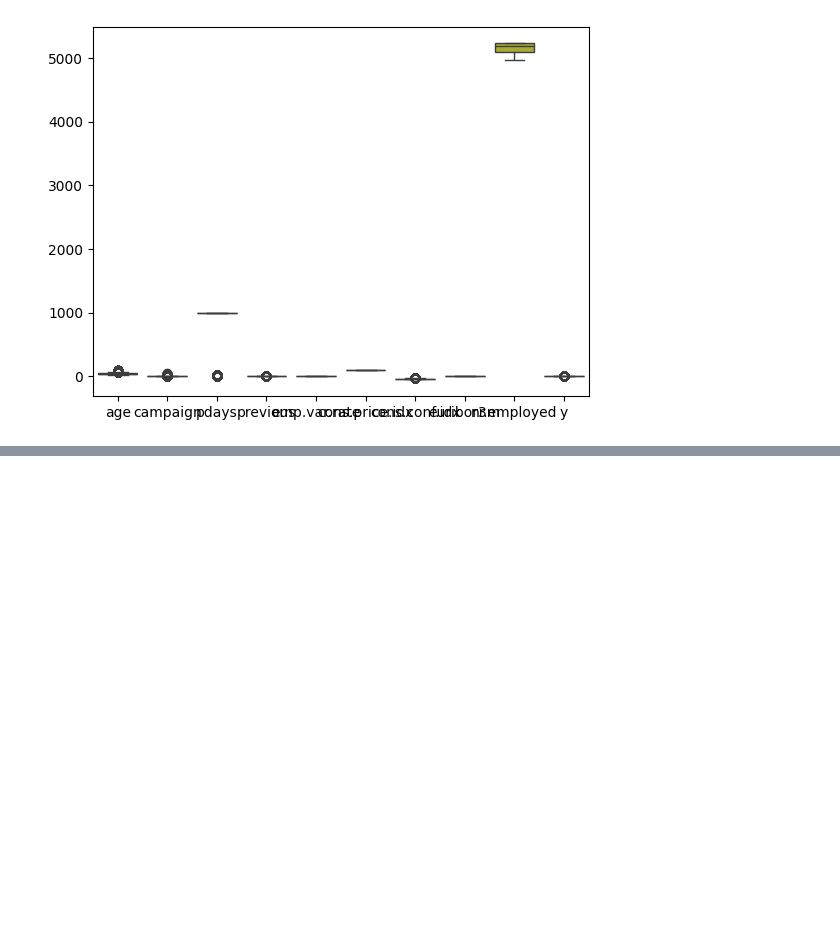
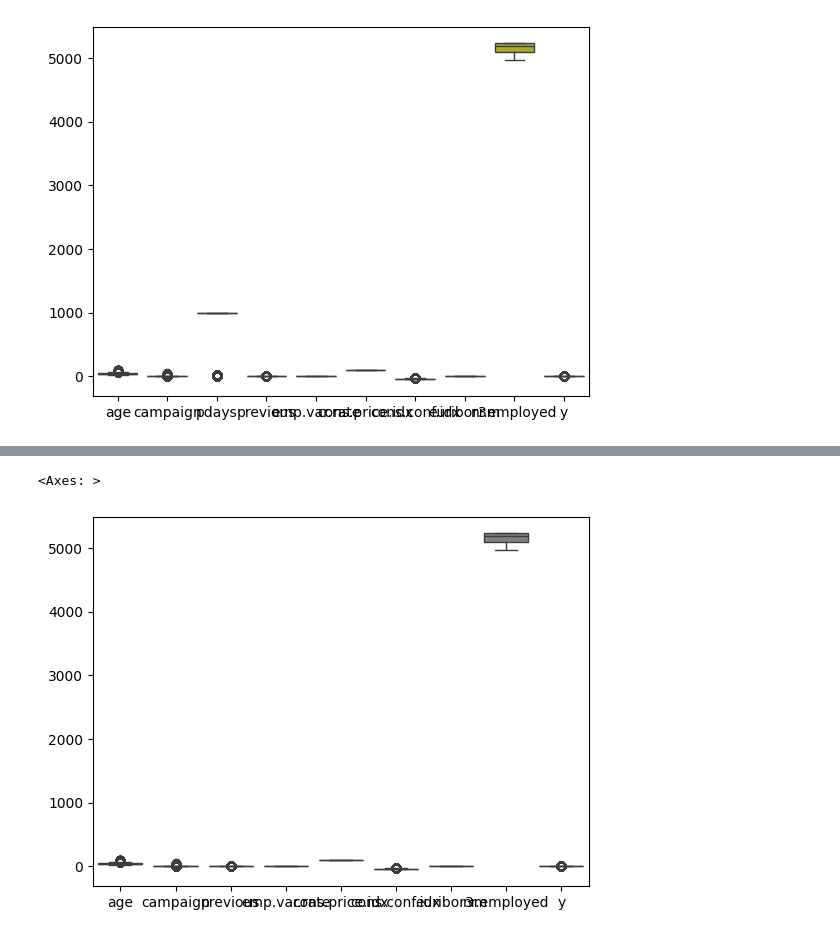
Before and after one commit to rzadrzi/deep-learning-pytorch, a Jupyter notebook: ANN/bank_marketing.ipynb, the cells around one changed output, grey strips where cells are left out. Saved outputs shown, nothing was run; the diff lists cells and outputs as text; code cells hidden in the pictures; blank space fills up the shorter version.

```diff
--- a/ANN/bank_marketing.ipynb
+++ b/ANN/bank_marketing.ipynb
@@ -172,0 +200,7 @@ sns.boxplot(all_df_2)
+# %%
+all_df_2 = all_df_2.drop(['pdays'], axis=1)
+# %%
+sns.boxplot(all_df_2)
+# %% [output]
+<Axes: >
+[figure, added]
```
Also changed, not shown: parts of 4 cells of this notebook.
